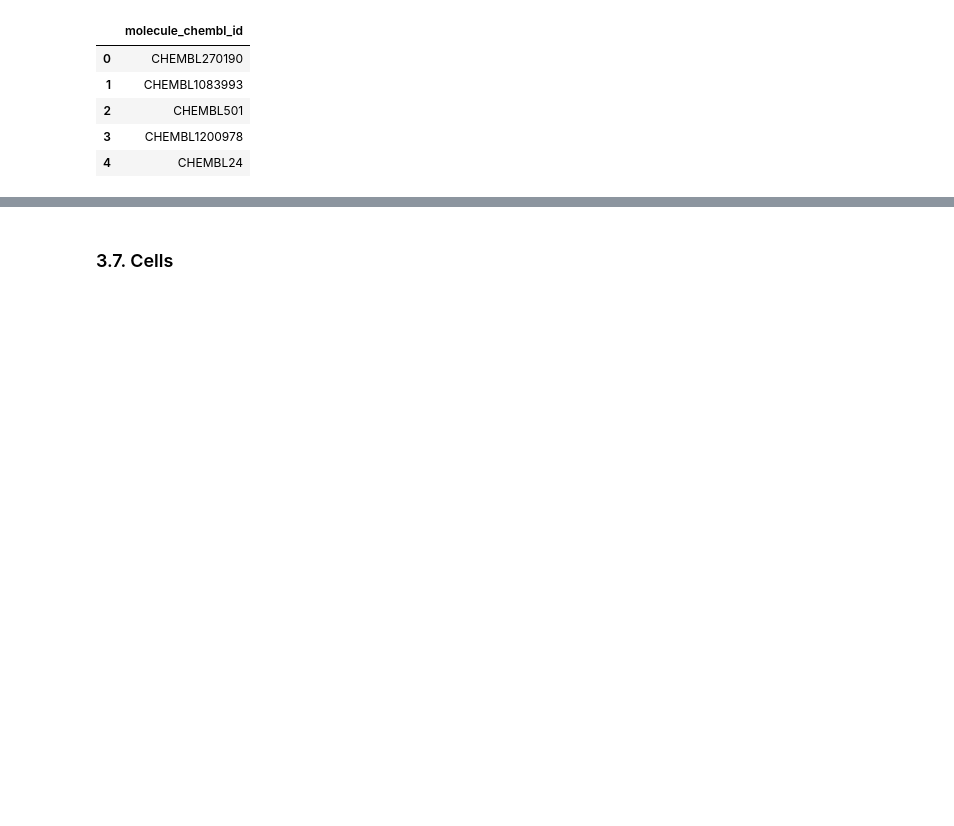
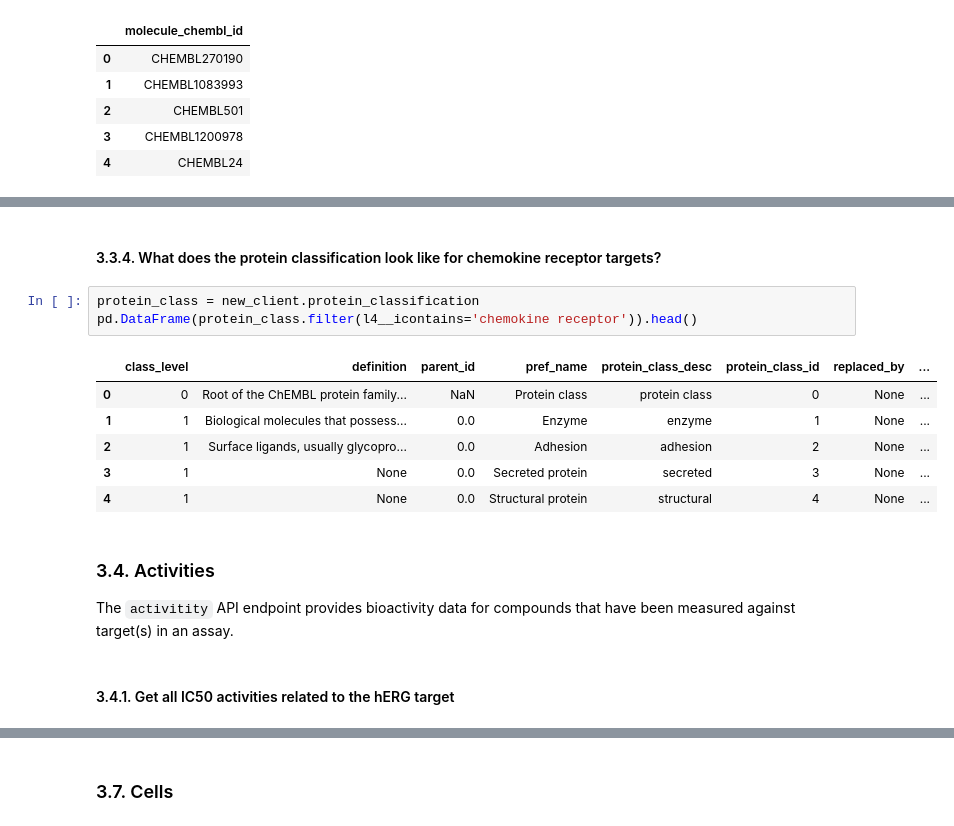
Before and after one commit to wehs7661/demos_hub, a Jupyter notebook: ChEMBL_webresource_client.ipynb, the cells around one changed output, grey strips where cells are left out. Cells and saved outputs as stored; diff of their text form; blank space fills up the shorter version.

```diff
--- a/ChEMBL_webresource_client.ipynb
+++ b/ChEMBL_webresource_client.ipynb
@@ -490,0 +541,17 @@ pd.DataFrame(res).head()
+# %% [markdown]
+#### 3.3.4. What does the protein classification look like for chemokine receptor targets?
+# %%
+protein_class = new_client.protein_classification
+pd.DataFrame(protein_class.filter(l4__icontains='chemokine receptor')).head()
+# %% [output]
+|  | class_level | definition | parent_id | pref_name | protein_class_desc | protein_class_id | replaced_by | ... |
+| 0 | 0 | Root of the ChEMBL protein family... | NaN | Protein class | protein class | 0 | None | ... |
+| 1 | 1 | Biological molecules that possess... | 0.0 | Enzyme | enzyme | 1 | None | ... |
+| 2 | 1 | Surface ligands, usually glycopro... | 0.0 | Adhesion | adhesion | 2 | None | ... |
+| 3 | 1 | None | 0.0 | Secreted protein | secreted | 3 | None | ... |
+| 4 | 1 | None | 0.0 | Structural protein | structural | 4 | None | ... |
+# %% [markdown]
+### 3.4. Activities
+The `activitity` API endpoint provides bioactivity data for compounds that have been measured against target(s) in an assay.
+# %% [markdown]
+#### 3.4.1. Get all IC50 activities related to the hERG target
```
Also changed, not shown: parts of 25 cells of this notebook.
